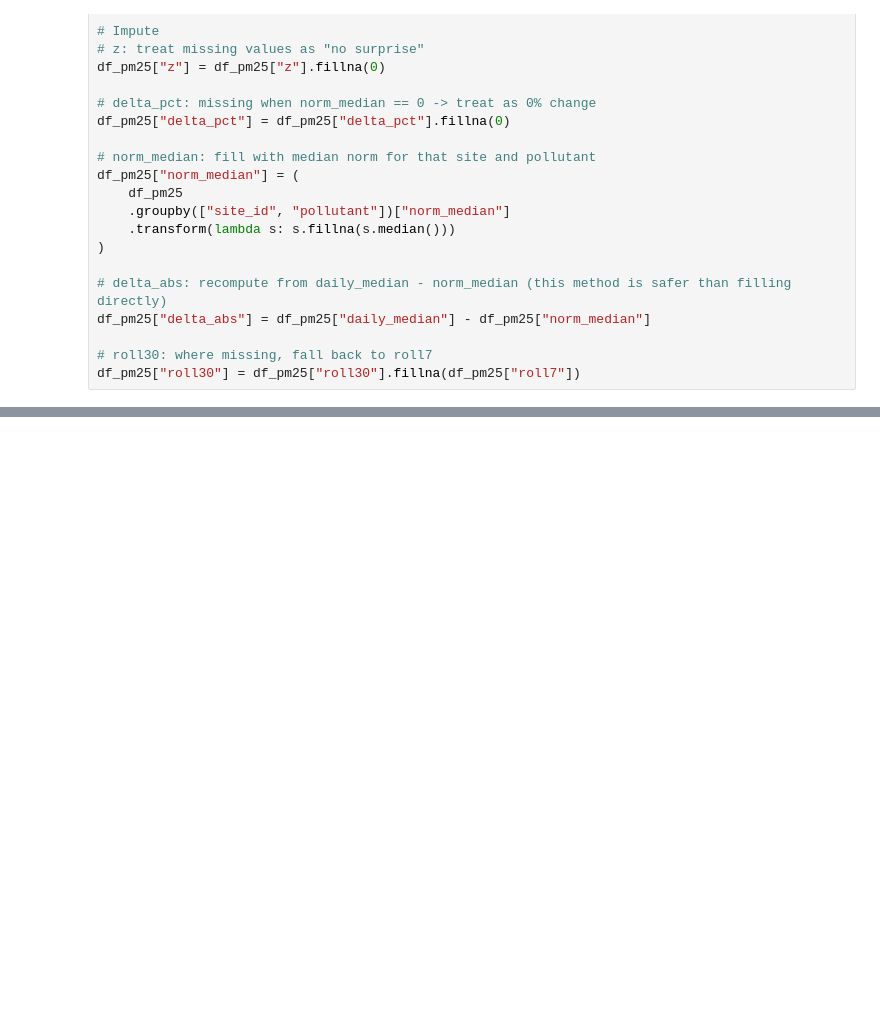
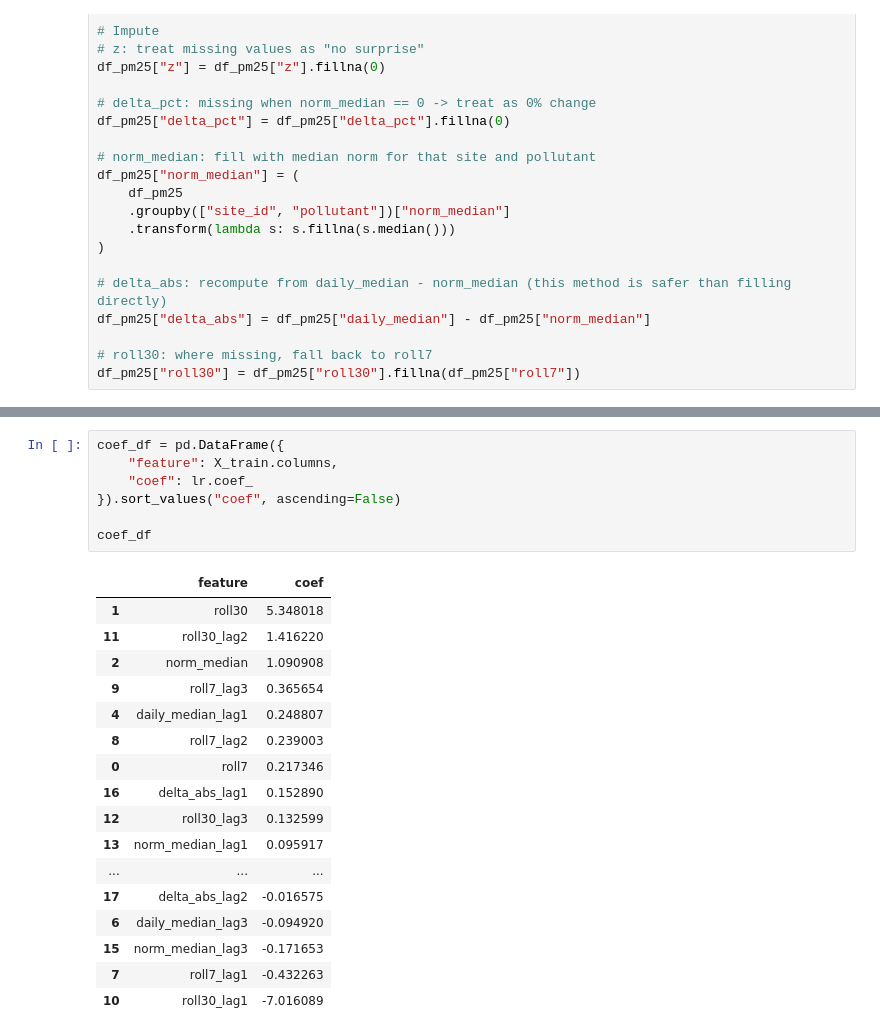
Before and after one commit to therealestchris/mel-air-norms-now, a Jupyter notebook: notebooks/01_eda_and_first_model.ipynb, the cells around one changed output, grey strips where cells are left out. Cells and saved outputs as stored; diff of their text form; blank space fills up the shorter version.

```diff
--- a/notebooks/01_eda_and_first_model.ipynb
+++ b/notebooks/01_eda_and_first_model.ipynb
@@ -94,0 +402,25 @@ dtype: float64
+# %%
+coef_df = pd.DataFrame({
+    "feature": X_train.columns,
+    "coef": lr.coef_
+}).sort_values("coef", ascending=False)
+
+coef_df
+# %% [output]
+|  | feature | coef |
+| 1 | roll30 | 5.348018 |
+| 11 | roll30_lag2 | 1.416220 |
+| 2 | norm_median | 1.090908 |
+| 9 | roll7_lag3 | 0.365654 |
+| 4 | daily_median_lag1 | 0.248807 |
+| 8 | roll7_lag2 | 0.239003 |
+| 0 | roll7 | 0.217346 |
+| 16 | delta_abs_lag1 | 0.152890 |
+| 12 | roll30_lag3 | 0.132599 |
+| 13 | norm_median_lag1 | 0.095917 |
+| ... | ... | ... |
+| 17 | delta_abs_lag2 | -0.016575 |
+| 6 | daily_median_lag3 | -0.094920 |
+| 15 | norm_median_lag3 | -0.171653 |
+| 7 | roll7_lag1 | -0.432263 |
+| 10 | roll30_lag1 | -7.016089 |
```
Also changed, not shown: parts of 20 cells of this notebook.
